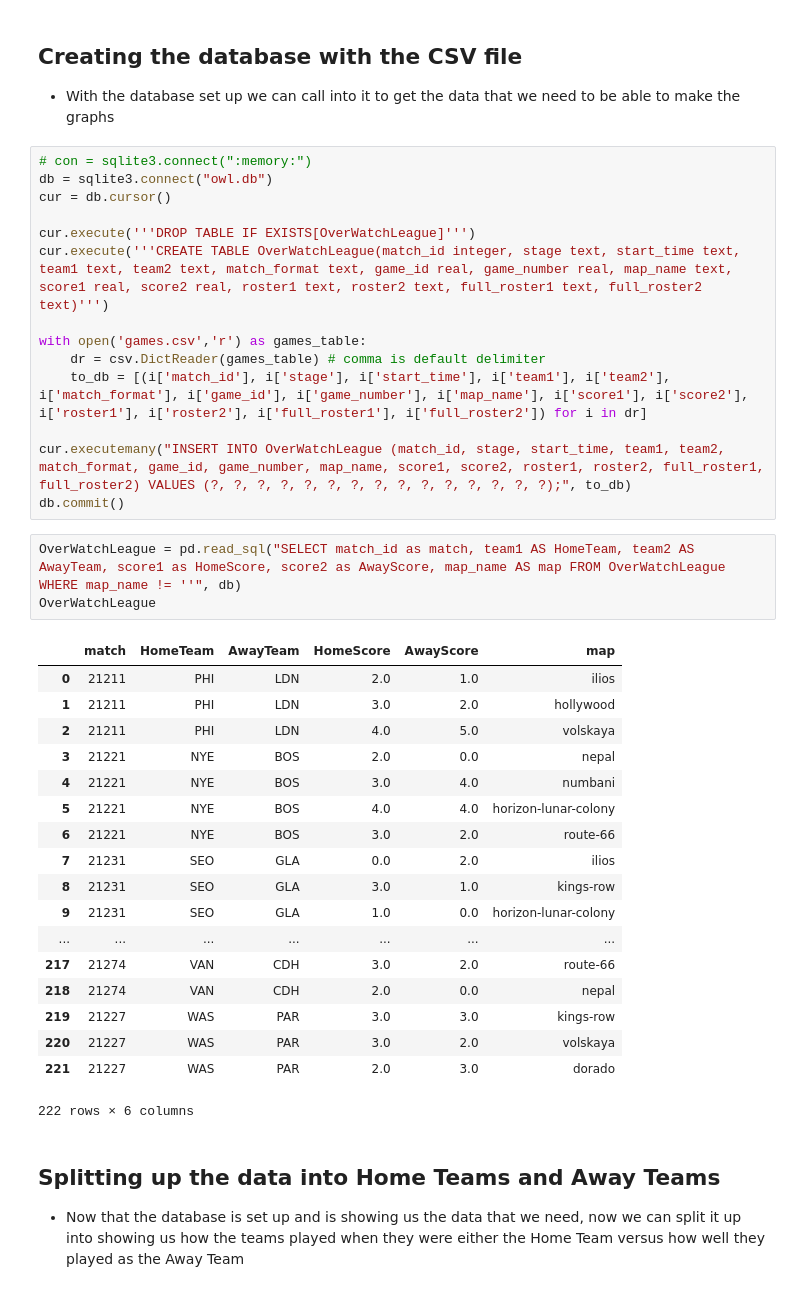
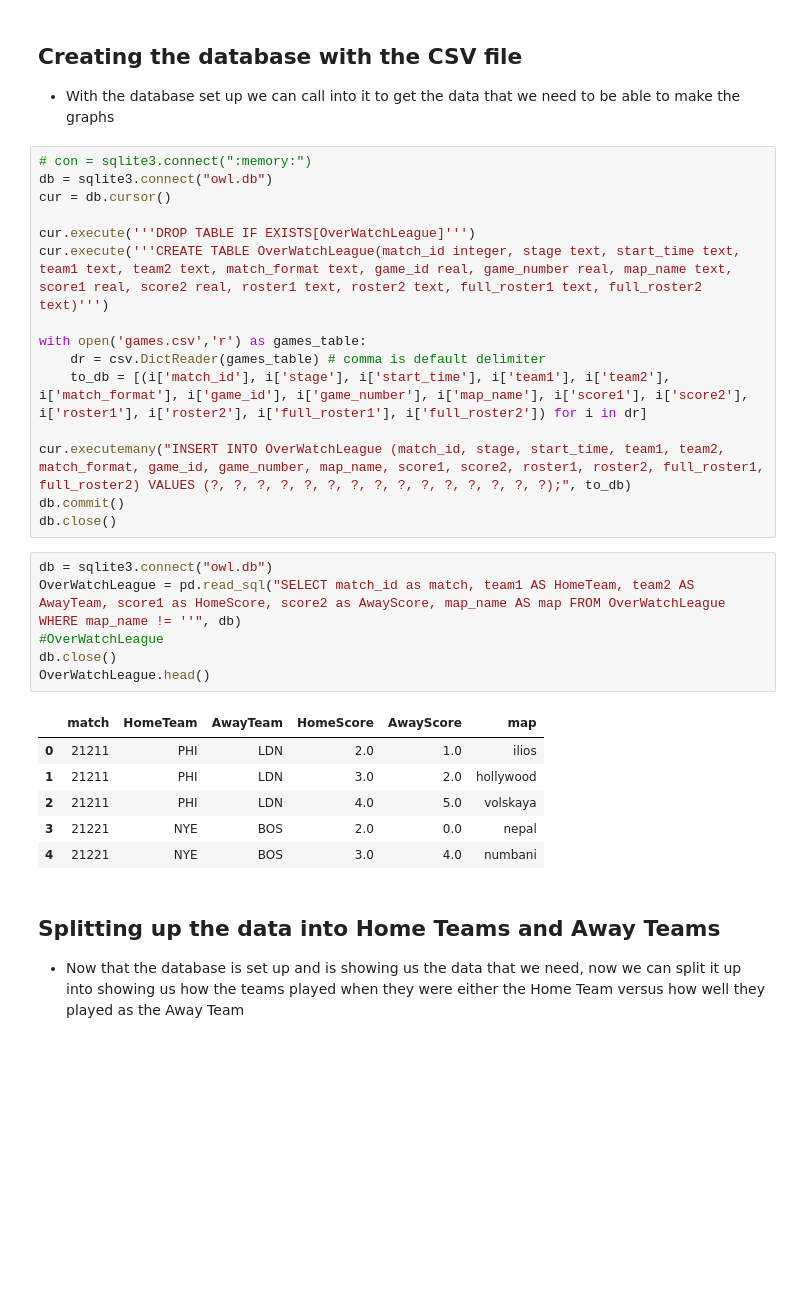
Before and after one commit to RyanAsherStevens/Overwatch-League, a Jupyter notebook: Overwatch_League.ipynb, the cells around one changed output. Cells and saved outputs as stored; diff of their text form; blank space fills up the shorter version.

Commit message:
closed off the db calls

```diff
--- a/Overwatch_League.ipynb
+++ b/Overwatch_League.ipynb
@@ -77,28 +66,20 @@ with open('games.csv','r') as games_table:
 
 cur.executemany("INSERT INTO OverWatchLeague (match_id, stage, start_time, team1, team2, match_format, game_id, game_number, map_name, score1, score2, roster1, roster2, full_roster1, full_roster2) VALUES (?, ?, ?, ?, ?, ?, ?, ?, ?, ?, ?, ?, ?, ?, ?);", to_db)
 db.commit()
+db.close()
 # %%
+db = sqlite3.connect("owl.db")
 OverWatchLeague = pd.read_sql("SELECT match_id as match, team1 AS HomeTeam, team2 AS AwayTeam, score1 as HomeScore, score2 as AwayScore, map_name AS map FROM OverWatchLeague WHERE map_name != ''", db)
-OverWatchLeague
+#OverWatchLeague
+db.close()
+OverWatchLeague.head()
 # %% [output]
 |  | match | HomeTeam | AwayTeam | HomeScore | AwayScore | map |
 | 0 | 21211 | PHI | LDN | 2.0 | 1.0 | ilios |
 | 1 | 21211 | PHI | LDN | 3.0 | 2.0 | hollywood |
 | 2 | 21211 | PHI | LDN | 4.0 | 5.0 | volskaya |
 | 3 | 21221 | NYE | BOS | 2.0 | 0.0 | nepal |
 | 4 | 21221 | NYE | BOS | 3.0 | 4.0 | numbani |
-| 5 | 21221 | NYE | BOS | 4.0 | 4.0 | horizon-lunar-colony |
-| 6 | 21221 | NYE | BOS | 3.0 | 2.0 | route-66 |
-| 7 | 21231 | SEO | GLA | 0.0 | 2.0 | ilios |
-| 8 | 21231 | SEO | GLA | 3.0 | 1.0 | kings-row |
-| 9 | 21231 | SEO | GLA | 1.0 | 0.0 | horizon-lunar-colony |
-| ... | ... | ... | ... | ... | ... | ... |
-| 217 | 21274 | VAN | CDH | 3.0 | 2.0 | route-66 |
-| 218 | 21274 | VAN | CDH | 2.0 | 0.0 | nepal |
-| 219 | 21227 | WAS | PAR | 3.0 | 3.0 | kings-row |
-| 220 | 21227 | WAS | PAR | 3.0 | 2.0 | volskaya |
-| 221 | 21227 | WAS | PAR | 2.0 | 3.0 | dorado |
-222 rows × 6 columns
 # %% [markdown]
 ## Splitting up the data into Home Teams and Away Teams
 
```
Also changed, not shown: parts of 6 cells of this notebook.
